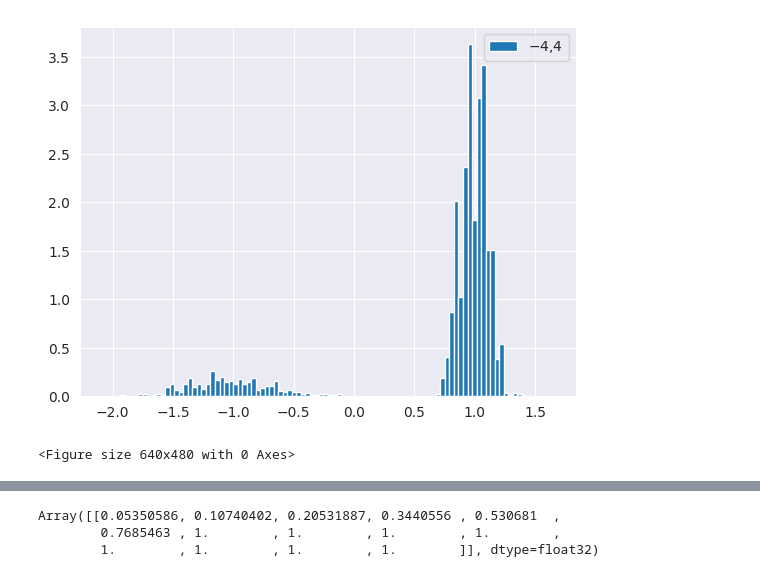
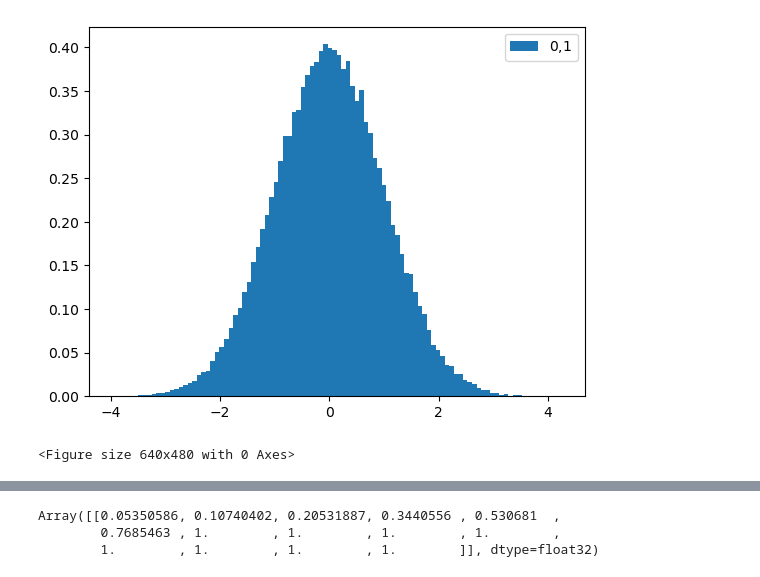
Before and after one commit to ylefay/adaptive_smc_tempering, a Jupyter notebook: adaptive_smc/experiments_bis/uncoupled_ar_rw_proposal/Untitled.ipynb, the cells around one changed output, grey strips where cells are left out. Cells and saved outputs as stored; diff of their text form; code cells hidden in the pictures.

```diff
--- a/adaptive_smc/experiments_bis/uncoupled_ar_rw_proposal/Untitled.ipynb
+++ b/adaptive_smc/experiments_bis/uncoupled_ar_rw_proposal/Untitled.ipynb
@@ -20,8 +20,6 @@ import numpy as np
 import matplotlib.pyplot as plt
 from mpl_toolkits.mplot3d import Axes3D
 
-rho_grid = jnp.linspace(0, 0.99, 25)
-tau_grid = jnp.linspace(0.1, 1, 25)
 
 def plot_3D(x, y, arr):
     # Assume arr is your n x n array
@@ -46,15 +44,6 @@ def plot_contour2D(x, y, arr):
     cf = plt.contourf(X, Y, arr, levels=20, cmap='viridis')
     plt.xlabel(r'$\rho$ axis')
     plt.ylabel(r'$\tau$ axis')
-    plt.title('2D Filled Contour Plot')
+    plt.title('ESJD 2D Filled Contour Plot')
     plt.colorbar(cf)  # Show color scale
     plt.show()
-
-
-idx = 1
-t = PKLs[idx]['res'][5].shape[1]
-vals = PKLs[idx]['res'][5].mean(axis=0).reshape((t, 25, 25))
-for idx in np.arange(0, vals.shape[0], 5):
-    arr = vals[idx]
-    plot_contour2D(rho_grid, tau_grid, arr)
-    plt.clf()
@@ -88,3 +67,14 @@ plt.vlines(x=-1, ymin=0, ymax=1)
 # %%
-np.concatenate([np.arange(0, PKLs[idx]['res'][0].shape[1], 5), [-1]])
+rho_grid = jnp.linspace(0, 0.99, 25)
+tau_grid = jnp.linspace(0.1, 1, 25)
+
+
+idx = 0
+t = PKLs[idx]['res'][5].shape[1]
+vals = PKLs[idx]['res'][5].mean(axis=0).reshape((t, 25, 25))
+for t in np.arange(0, vals.shape[0], 5):
+    print(PKLs[idx]['res'][6][:,t].mean())
+    arr = vals[t]
+    plot_contour2D(rho_grid, tau_grid, arr)
+    plt.clf()
 # %% [output]
@@ -92,13 +155,13 @@ array([ 0,  5, 10, -1])
 # %%
 def get_hist(idx, dim, t):
     if dim == -1:
         plt.hist(PKLs[idx]['res'][0][:,t,0,...].reshape(-1), bins=100, alpha=1, density=True, label=rf"${t}$")
     else:
         plt.hist(PKLs[idx]['res'][0][:,t,0,..., dim].reshape(-1), bins=100, alpha=1, density=True, label=rf"${t}$,${dim+1}$")
     plt.legend()
     plt.show()
     plt.clf()
-get_hist(0, 3, -4)
+get_hist(2, 0, 0)
 # %% [output]
-[figure, old version]
+[figure, new version]
 <Figure size 640x480 with 0 Axes>
```
Also changed, not shown: parts of 8 cells of this notebook, 25 other files.
